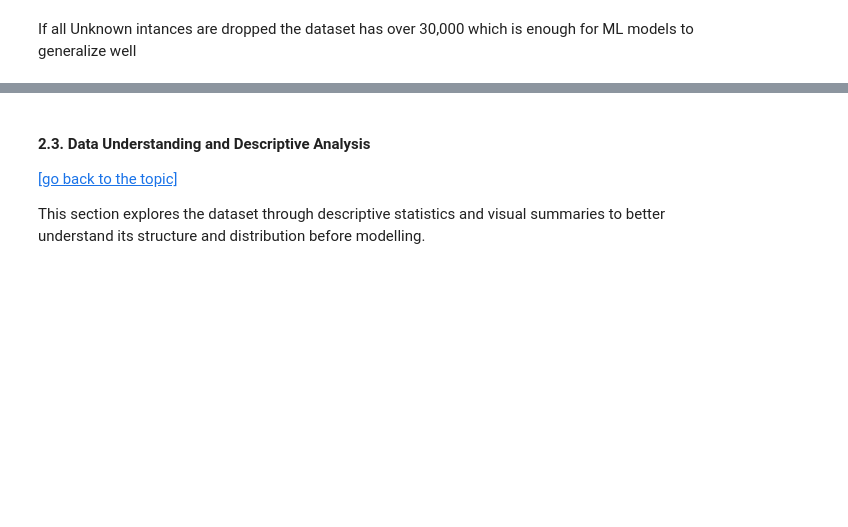
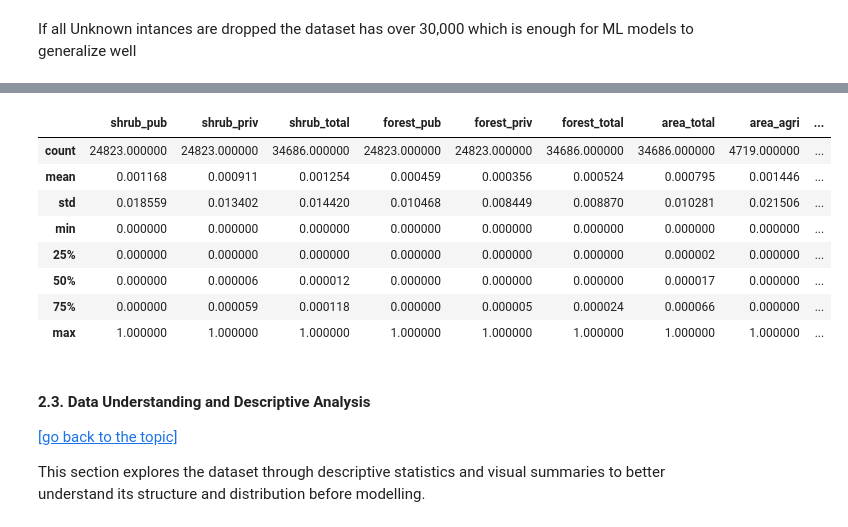
Before and after one commit to Mihalachee/RuralFireDatabase, a Jupyter notebook: project.ipynb, the cells around one changed output, grey strips where cells are left out. Cells and saved outputs as stored; diff of their text form; code cells hidden in the pictures; blank space fills up the shorter version.

```diff
--- a/project.ipynb
+++ b/project.ipynb
@@ -763,0 +815,15 @@ df.to_csv("data/FireDataset_clean.csv", index=False)
+# %%
+scaler = MinMaxScaler()
+df[numeric_cols]= scaler.fit_transform(df[numeric_cols])
+# %%
+df[numeric_cols].describe()
+# %% [output]
+|  | shrub_pub | shrub_priv | shrub_total | forest_pub | forest_priv | forest_total | area_total | area_agri | ... |
+| count | 24823.000000 | 24823.000000 | 34686.000000 | 24823.000000 | 24823.000000 | 34686.000000 | 34686.000000 | 4719.000000 | ... |
+| mean | 0.001168 | 0.000911 | 0.001254 | 0.000459 | 0.000356 | 0.000524 | 0.000795 | 0.001446 | ... |
+| std | 0.018559 | 0.013402 | 0.014420 | 0.010468 | 0.008449 | 0.008870 | 0.010281 | 0.021506 | ... |
+| min | 0.000000 | 0.000000 | 0.000000 | 0.000000 | 0.000000 | 0.000000 | 0.000000 | 0.000000 | ... |
+| 25% | 0.000000 | 0.000000 | 0.000000 | 0.000000 | 0.000000 | 0.000000 | 0.000002 | 0.000000 | ... |
+| 50% | 0.000000 | 0.000006 | 0.000012 | 0.000000 | 0.000000 | 0.000000 | 0.000017 | 0.000000 | ... |
+| 75% | 0.000000 | 0.000059 | 0.000118 | 0.000000 | 0.000005 | 0.000024 | 0.000066 | 0.000000 | ... |
+| max | 1.000000 | 1.000000 | 1.000000 | 1.000000 | 1.000000 | 1.000000 | 1.000000 | 1.000000 | ... |
```
Also changed, not shown: parts of 11 cells of this notebook.
